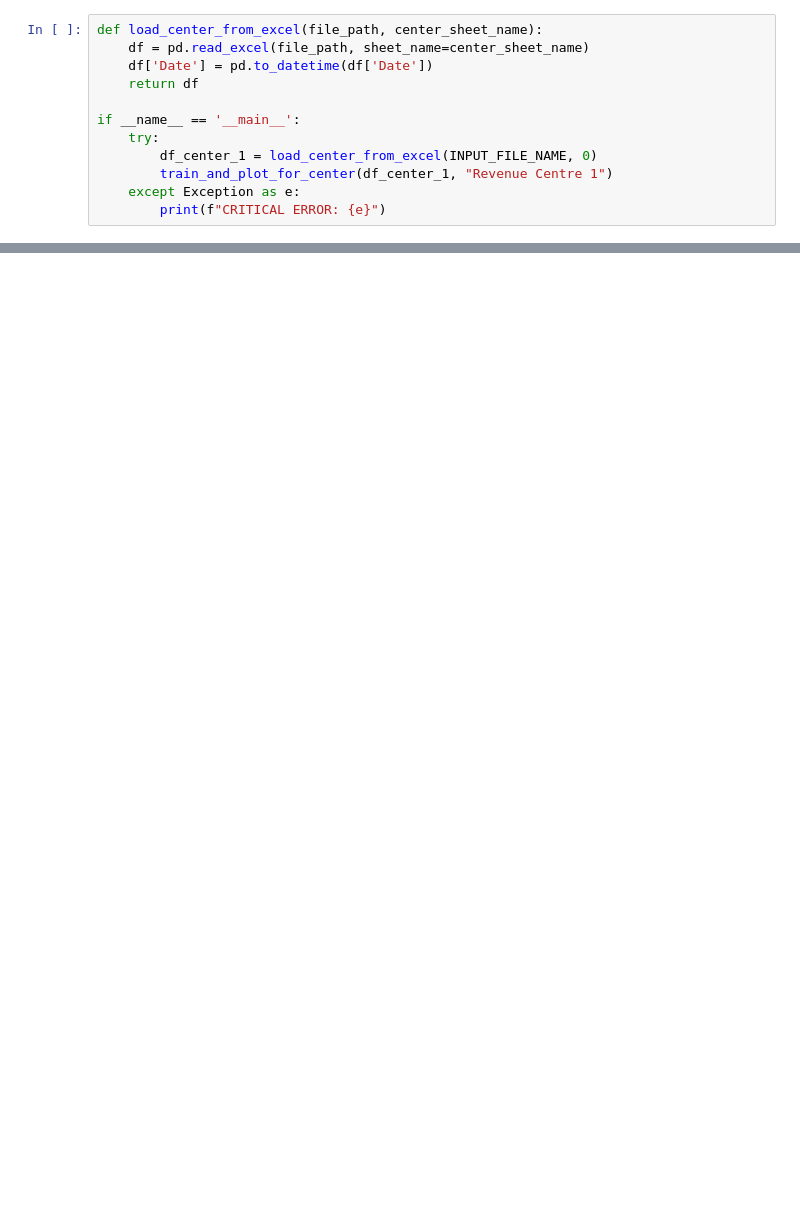
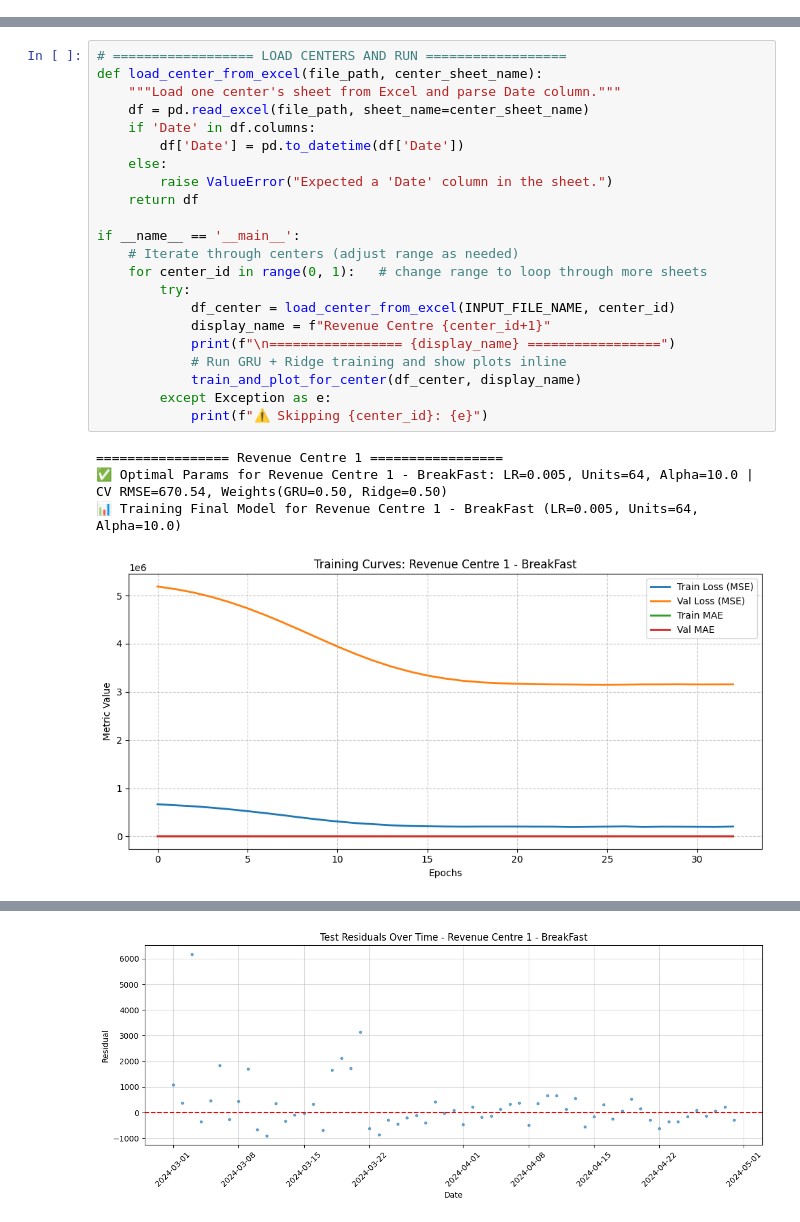
Before and after one commit to Sampavi01/Hotel_Revenue_Forecasting, a Jupyter notebook: gru_optimizations/2gru_1dense.ipynb, the cells around one changed output, grey strips where cells are left out. Drawn from its saved outputs; the diff is of its cells as text; blank space fills up the shorter version.

```diff
--- a/gru_optimizations/2gru_1dense.ipynb
+++ b/gru_optimizations/2gru_1dense.ipynb
@@ -216,12 +166,0 @@ def train_and_plot_for_center(df_center, center_name):
-# %%
-def load_center_from_excel(file_path, center_sheet_name):
-    df = pd.read_excel(file_path, sheet_name=center_sheet_name)
-    df['Date'] = pd.to_datetime(df['Date'])
-    return df
-
-if __name__ == '__main__':
-    try:
-        df_center_1 = load_center_from_excel(INPUT_FILE_NAME, 0)
-        train_and_plot_for_center(df_center_1, "Revenue Centre 1")
-    except Exception as e:
-        print(f"CRITICAL ERROR: {e}")
@@ -318,0 +422,27 @@ To enable the model to follow real revenue spikes more accurately:
+# %%
+# ================== LOAD CENTERS AND RUN ==================
+def load_center_from_excel(file_path, center_sheet_name):
+    """Load one center's sheet from Excel and parse Date column."""
+    df = pd.read_excel(file_path, sheet_name=center_sheet_name)
+    if 'Date' in df.columns:
+        df['Date'] = pd.to_datetime(df['Date'])
+    else:
+        raise ValueError("Expected a 'Date' column in the sheet.")
+    return df
+
+if __name__ == '__main__':
+    # Iterate through centers (adjust range as needed)
+    for center_id in range(0, 1):   # change range to loop through more sheets
+        try:
+            df_center = load_center_from_excel(INPUT_FILE_NAME, center_id)
+            display_name = f"Revenue Centre {center_id+1}"
+            print(f"\n================= {display_name} =================")
+            # Run GRU + Ridge training and show plots inline
+            train_and_plot_for_center(df_center, display_name)
+        except Exception as e:
+            print(f"⚠️ Skipping {center_id}: {e}")
+# %% [output]
+================= Revenue Centre 1 =================
+✅ Optimal Params for Revenue Centre 1 - BreakFast: LR=0.005, Units=64, Alpha=10.0 | CV RMSE=670.54, Weights(GRU=0.50, Ridge=0.50)
+📊 Training Final Model for Revenue Centre 1 - BreakFast (LR=0.005, Units=64, Alpha=10.0)
+[figure, added]
@@ -318,0 +450 @@ To enable the model to follow real revenue spikes more accurately:
+[figure, added]
```
Also changed, not shown: parts of 10 cells of this notebook.
